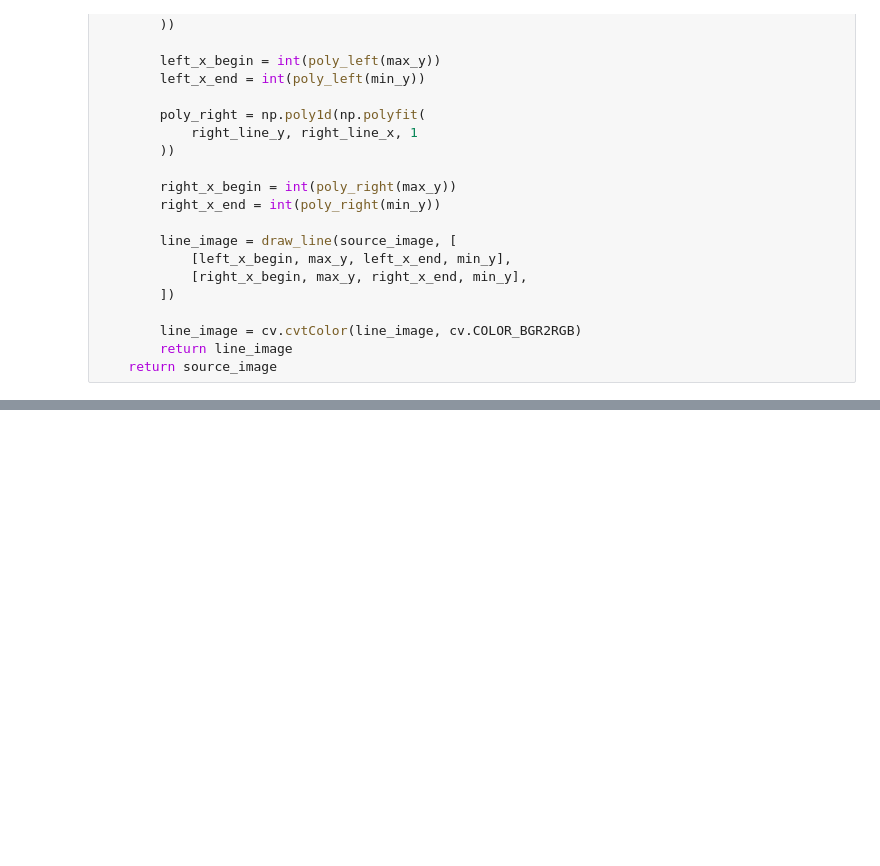
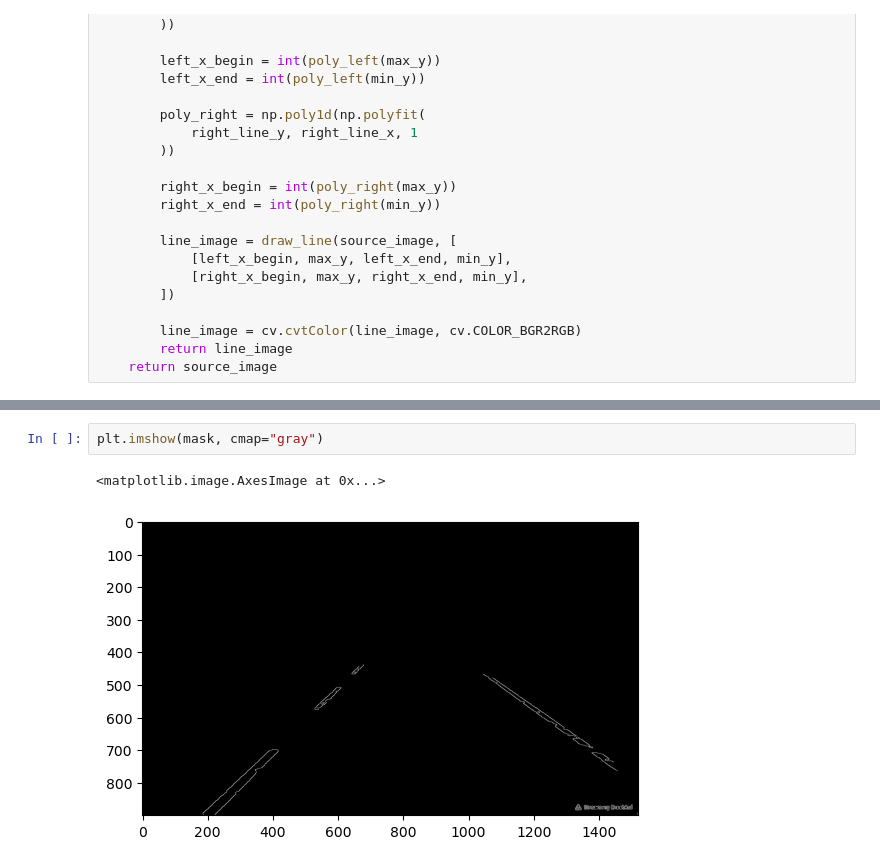
Before and after one commit to walterbishop67/OpenCv_Ex_U, a Jupyter notebook: Lane_Detection/lane_detection.ipynb, the cells around one changed output, grey strips where cells are left out. Saved outputs shown, nothing was run; the diff lists cells and outputs as text; blank space fills up the shorter version.

```diff
--- a/Lane_Detection/lane_detection.ipynb
+++ b/Lane_Detection/lane_detection.ipynb
@@ -143,0 +147,5 @@ processing("data/a.png")
+# %%
+plt.imshow(mask, cmap="gray")
+# %% [output]
+<matplotlib.image.AxesImage at 0x...>
+[figure, added]
```
Also changed, not shown: parts of 4 cells of this notebook.
